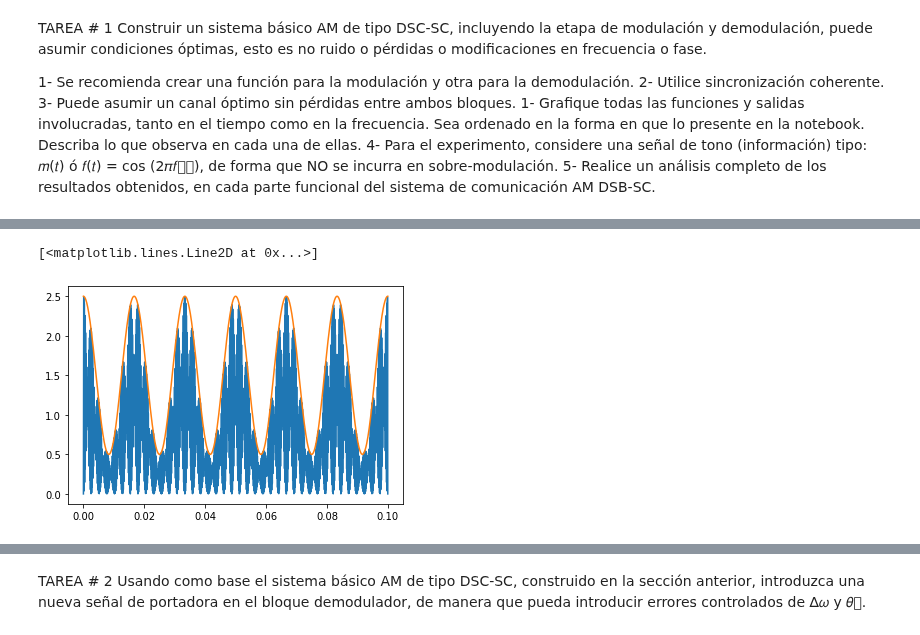
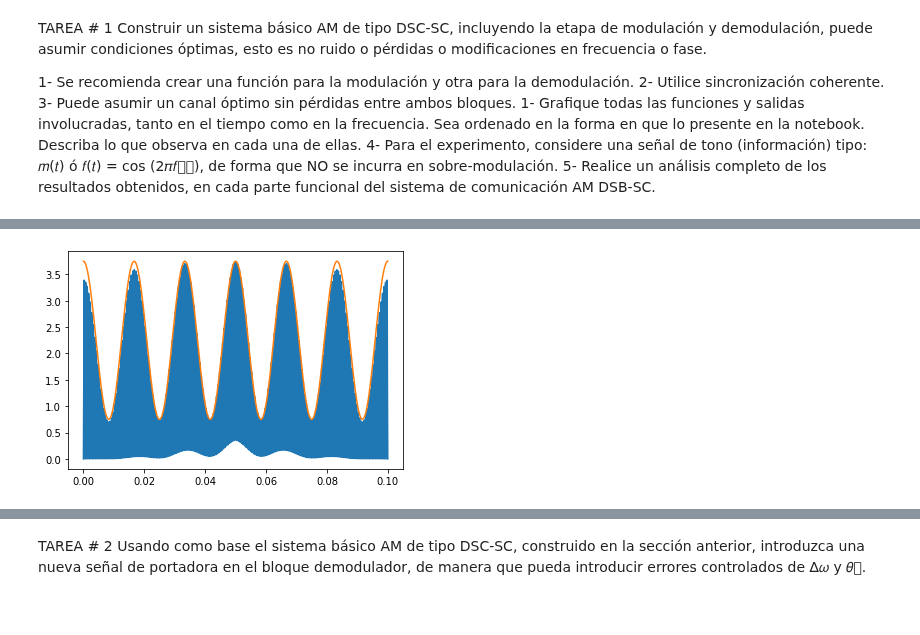
Before and after one commit to ChristopherMoralesA/Lab-Tarea-2, a Jupyter notebook: Notebook_Lab-Proyecto_2.ipynb, the cells around one changed output, grey strips where cells are left out. Saved outputs shown, nothing was run; the diff lists cells and outputs as text; code cells hidden in the pictures.

```diff
--- a/Notebook_Lab-Proyecto_2.ipynb
+++ b/Notebook_Lab-Proyecto_2.ipynb
@@ -20,15 +20,18 @@ sistema de comunicación AM DSB-SC.
 import matplotlib.pyplot as plt
 import numpy
 from numpy import arange,sin,cos,pi, linspace
+from scipy.fft import fft, fftfreq
 
 #Creación de la señal banda base con frecuencia de 60Hz
-def mt(t,f,A):
+def mt(f,A):
     m = A*cos(2*pi*f*t) + 1.5*A
     plt.plot(t,m)
     return m
 
-t = linspace(0, 0.1, 1000, endpoint=True)
+samples = 1000
+t_samples = 0.1 / samples
+t = linspace(0, t_samples * samples, samples, endpoint=True)
 fm = 60
-Am = 1
-m = mt(t,fm,Am)
+Am = 1.5
+m = mt(fm,Am)
 # %% [output]
@@ -36,10 +51,10 @@ m = mt(t,fm,Am)
 # %%
 #Creación de la señal portadora con frecuencia de 2.4GHz
-def ct(t,f,A):
+def ct(f,A):
     c = A*sin(2*pi*f*t)
     plt.plot(t,c)
     return c
-fc = 2.4e9
+fc = 1e3
 Ac = 1
-c = ct(t,fc,Ac)
+c = ct(fc,Ac)
 # %% [output]
@@ -59,10 +82,10 @@ s = st(m,c)
 # %%
 #Demodulación
-t = linspace(0, 0.1, 1000, endpoint=True)
-sc = s*c
-
-plt.plot(t,sc)
-plt.plot(t,m)
+def sc(s,c):
+    sc = s*c
+    plt.plot(t,sc)
+    plt.plot(t,m)
+    return sc
+sc = sc(s,c)
 # %% [output]
-[<matplotlib.lines.Line2D at 0x...>]
-[figure, old version]
+[figure, new version]
```
Also changed, not shown: parts of 7 cells of this notebook.
